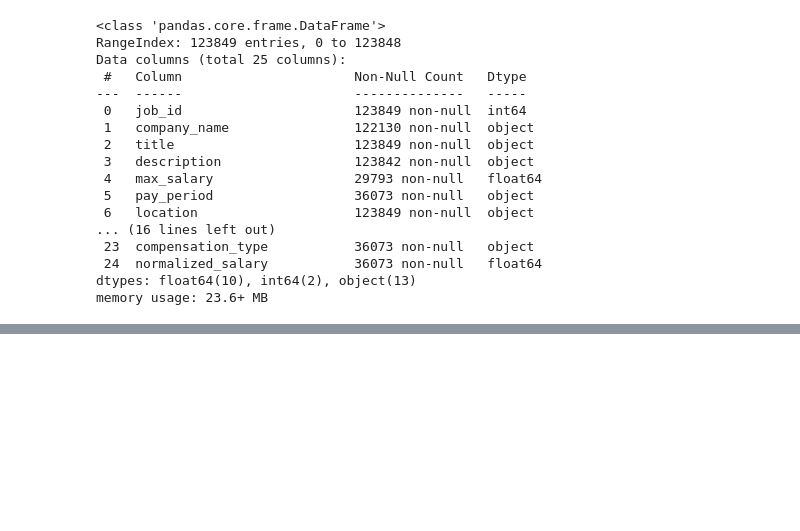
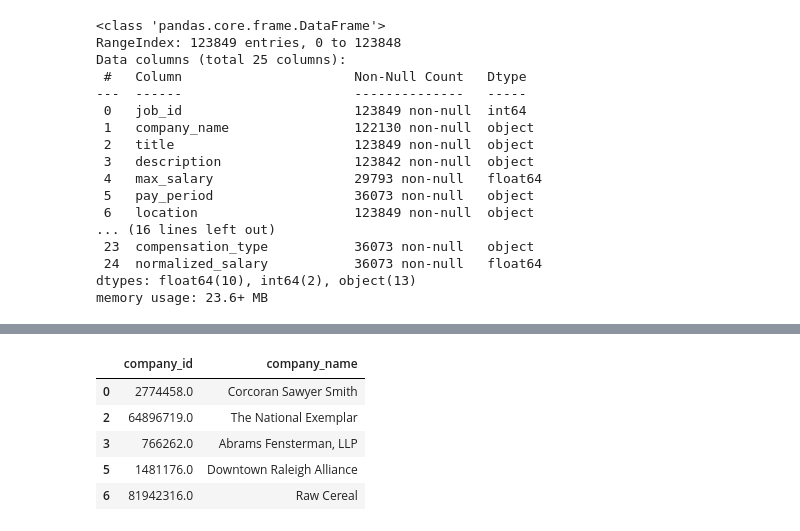
Before and after one commit to samhoon000/Job-Portal-Database-Analysis, a Jupyter notebook: Linkedin_Job_Posting_Cleaning_Data.ipynb, the cells around one changed output, grey strips where cells are left out. Drawn from its saved outputs; the diff is of its cells as text; code cells hidden in the pictures; blank space fills up the shorter version.

```diff
--- a/Linkedin_Job_Posting_Cleaning_Data.ipynb
+++ b/Linkedin_Job_Posting_Cleaning_Data.ipynb
@@ -94,0 +117,11 @@ df.head()
+# %%
+companies=df[['company_id','company_name']]
+# %%
+companies.head()
+# %% [output]
+|  | company_id | company_name |
+| 0 | 2774458.0 | Corcoran Sawyer Smith |
+| 2 | 64896719.0 | The National Exemplar |
+| 3 | 766262.0 | Abrams Fensterman, LLP |
+| 5 | 1481176.0 | Downtown Raleigh Alliance |
+| 6 | 81942316.0 | Raw Cereal |
```
Also changed, not shown: parts of 11 cells of this notebook.
